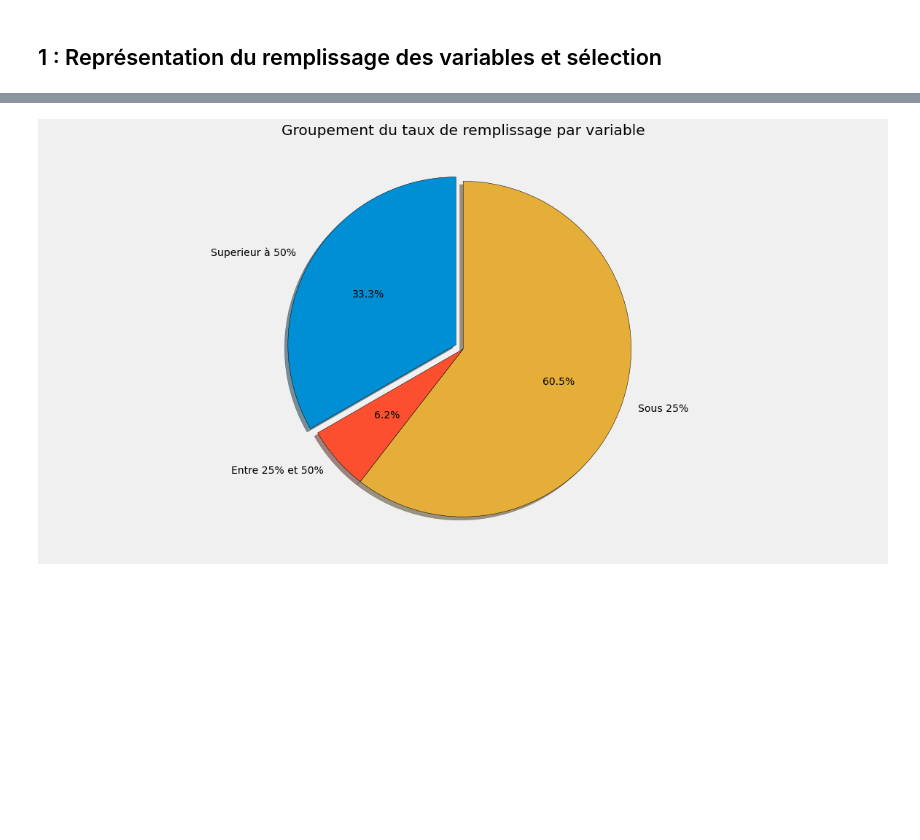
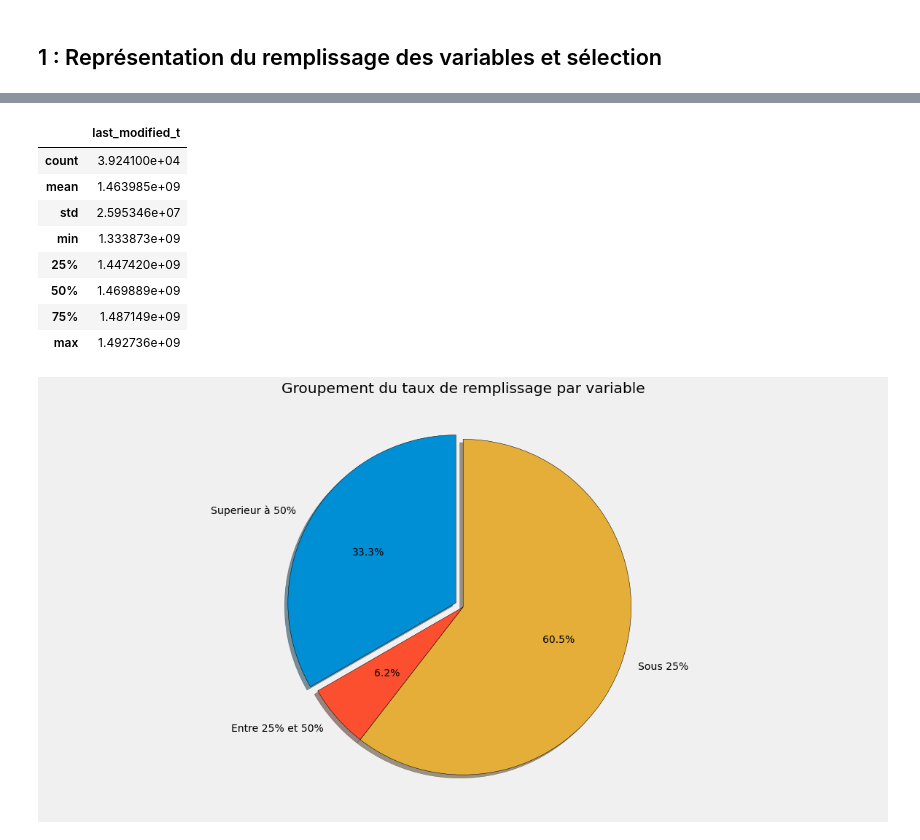
Before and after one commit to Psemp/ds_project_3, a Jupyter notebook: data_cleaning.ipynb, the cells around one changed output, grey strips where cells are left out. Saved outputs shown, nothing was run; the diff lists cells and outputs as text; code cells hidden in the pictures; blank space fills up the shorter version.

```diff
--- a/data_cleaning.ipynb
+++ b/data_cleaning.ipynb
@@ -182,3 +182,15 @@ plt.show()
+# %%
+df_off.describe()
+# %% [output]
+|  | last_modified_t |
+| count | 3.924100e+04 |
+| mean | 1.463985e+09 |
+| std | 2.595346e+07 |
+| min | 1.333873e+09 |
+| 25% | 1.447420e+09 |
+| 50% | 1.469889e+09 |
+| 75% | 1.487149e+09 |
+| max | 1.492736e+09 |
 # %%
 
 slices = [len(under_fifty), len(above_fifty), len(above_seventy_five)]
```
Also changed, not shown: parts of 6 cells of this notebook, 3 other files.
